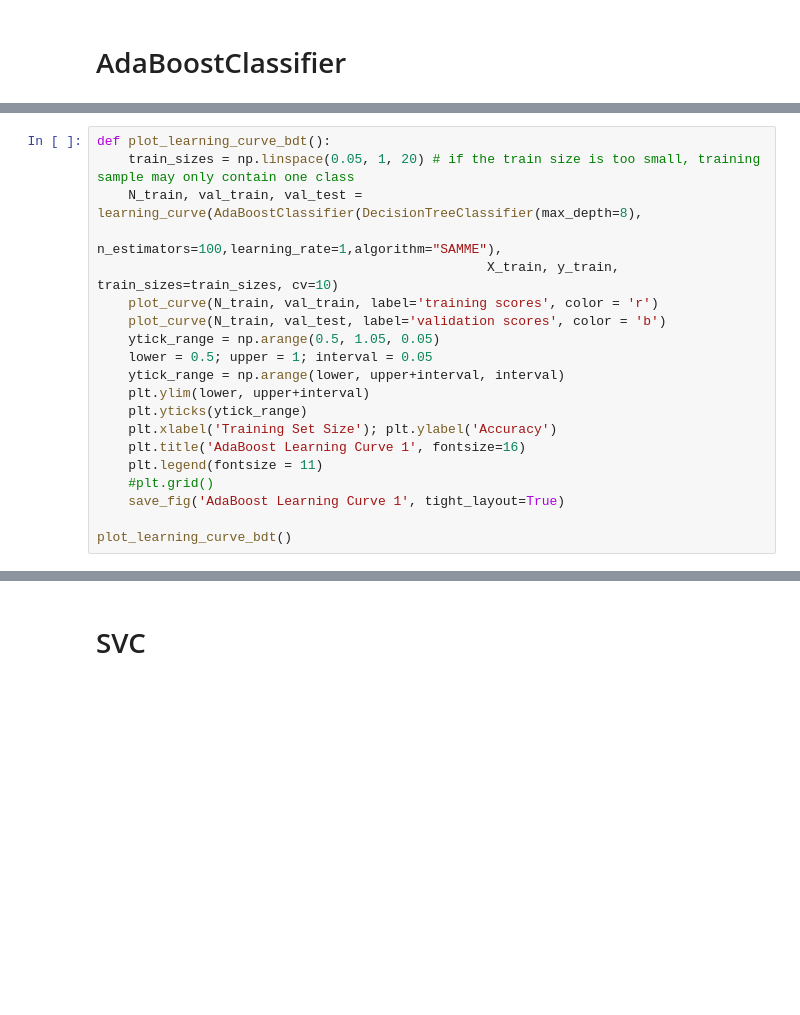
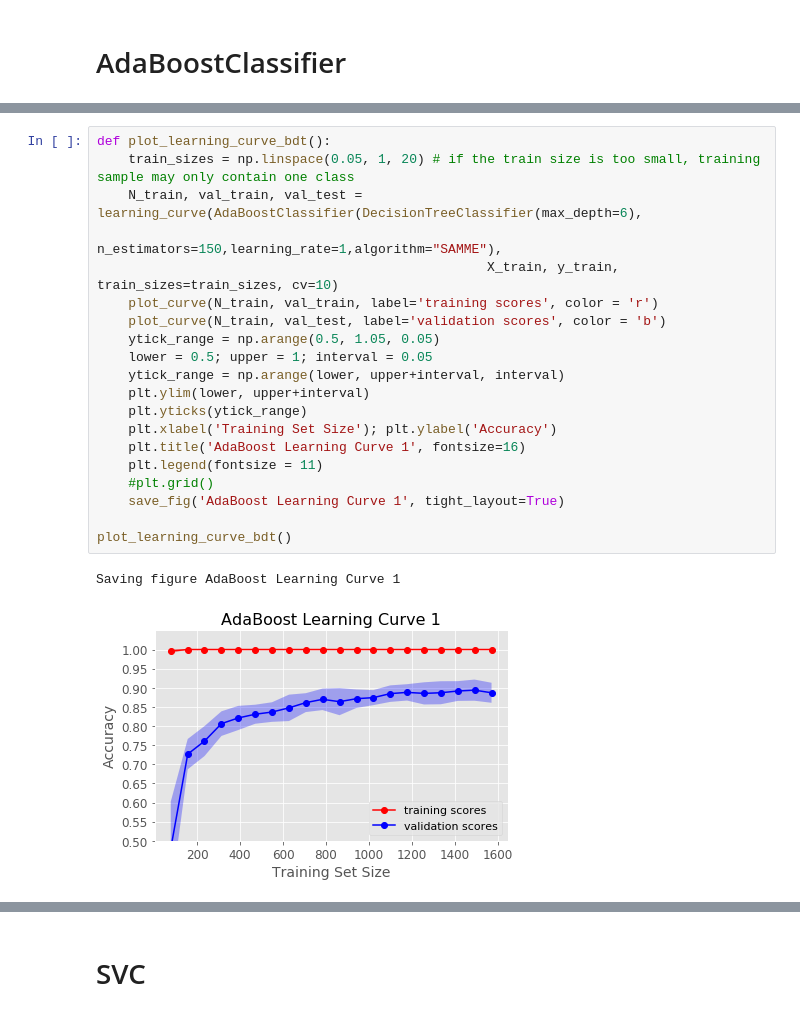
Before and after one commit to wanlipu/dsmain, a Jupyter notebook: machine_learning/classification-final-2-mnist.ipynb, the cells around one changed output, grey strips where cells are left out. Saved outputs shown, nothing was run; the diff lists cells and outputs as text; blank space fills up the shorter version.

```diff
--- a/machine_learning/classification-final-2-mnist.ipynb
+++ b/machine_learning/classification-final-2-mnist.ipynb
@@ -379,23 +454,26 @@ plot_complexity_curve_bdt2()
 # %%
 def plot_learning_curve_bdt():
     train_sizes = np.linspace(0.05, 1, 20) # if the train size is too small, training sample may only contain one class
-    N_train, val_train, val_test = learning_curve(AdaBoostClassifier(DecisionTreeClassifier(max_depth=8),
-                                                                     n_estimators=100,learning_rate=1,algorithm="SAMME"),
+    N_train, val_train, val_test = learning_curve(AdaBoostClassifier(DecisionTreeClassifier(max_depth=6),
+                                                                     n_estimators=150,learning_rate=1,algorithm="SAMME"),
                                                   X_train, y_train, train_sizes=train_sizes, cv=10)
     plot_curve(N_train, val_train, label='training scores', color = 'r')
     plot_curve(N_train, val_test, label='validation scores', color = 'b')
     ytick_range = np.arange(0.5, 1.05, 0.05)
     lower = 0.5; upper = 1; interval = 0.05
     ytick_range = np.arange(lower, upper+interval, interval)
     plt.ylim(lower, upper+interval)
     plt.yticks(ytick_range)
     plt.xlabel('Training Set Size'); plt.ylabel('Accuracy')
     plt.title('AdaBoost Learning Curve 1', fontsize=16)
     plt.legend(fontsize = 11)
     #plt.grid()
     save_fig('AdaBoost Learning Curve 1', tight_layout=True)
 
 plot_learning_curve_bdt()
+# %% [output]
+Saving figure AdaBoost Learning Curve 1
+[figure, added]
 # %%
 def plot_learning_curve_bdt2():
     train_sizes = np.linspace(0.05, 1, 20) # if the train size is too small, training sample may only contain one class
```
Also changed, not shown: parts of 49 cells of this notebook, 32 other files.
